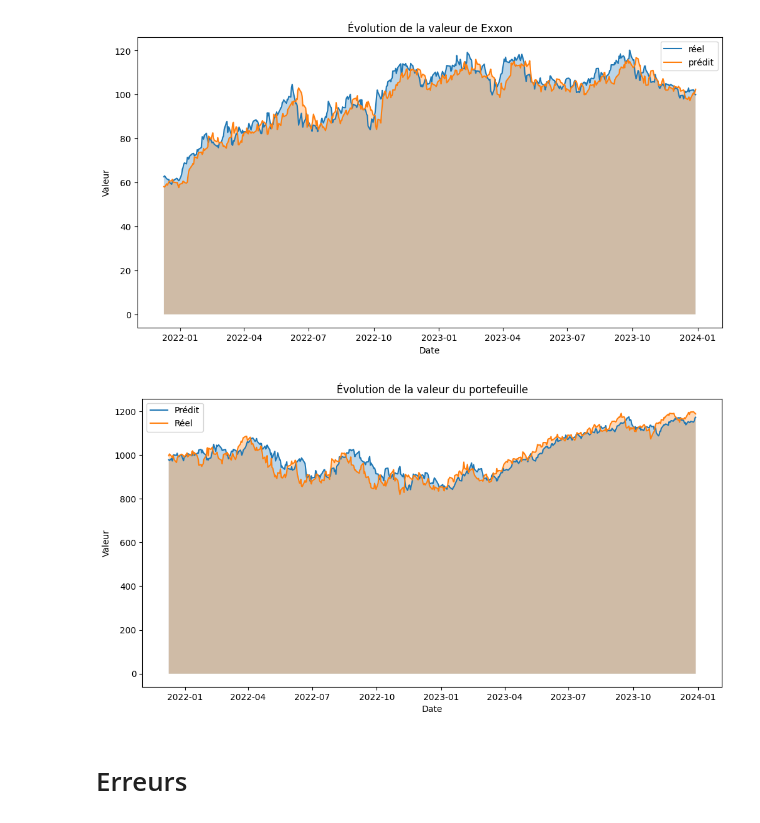
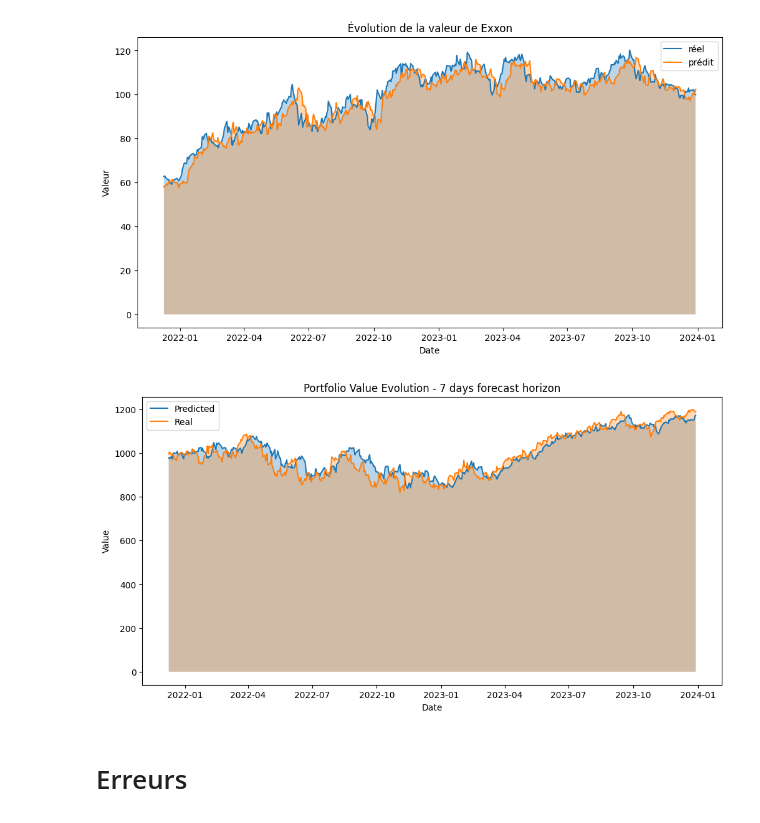
Before and after one commit to samuel-LP/Comparative-Sensitivity-Analysis-in-financial-forceasting, a Jupyter notebook: notebooks/LSTM_Value_7.ipynb, the cells around one changed output. Cells and saved outputs as stored; diff of their text form; code cells hidden in the pictures.

```diff
--- a/notebooks/LSTM_Value_7.ipynb
+++ b/notebooks/LSTM_Value_7.ipynb
@@ -58,20 +58,20 @@ for key, value in predictions.items() :
 # %%
 fig = plt.figure(figsize=(12, 6))
 
-plt.plot(ptf_avg.Date, ptf_avg['Predicted_Portfolio_Value'], label='Prédit')
+plt.plot(ptf_avg.Date, ptf_avg['Predicted_Portfolio_Value'], label='Predicted')
 plt.fill_between(ptf_avg.Date, ptf_avg['Predicted_Portfolio_Value'], alpha=0.3)
 
-plt.plot(ptf_avg.Date, ptf_avg['Real_Portfolio_Value'], label='Réel')
+plt.plot(ptf_avg.Date, ptf_avg['Real_Portfolio_Value'], label='Real')
 plt.fill_between(ptf_avg.Date, ptf_avg['Real_Portfolio_Value'], alpha=0.3)
 
-plt.title(f"Évolution de la valeur du portefeuille")
+plt.title(f"Portfolio Value Evolution - 7 days forecast horizon")
 plt.xlabel('Date')
-plt.ylabel('Valeur')
+plt.ylabel('Value')
 
 plt.legend()
 plt.show()
 # %% [output]
-[figure, old version]
+[figure, new version]
 # %% [markdown]
 # Erreurs
 # %%
```
Also changed, not shown: 8 other files.
